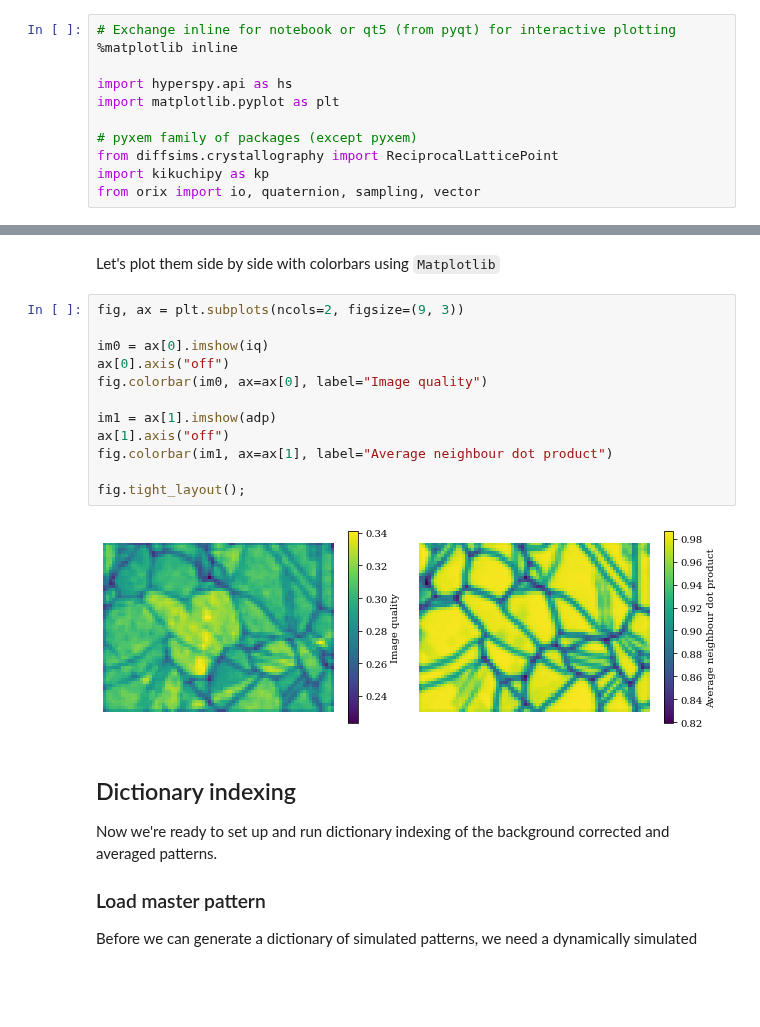
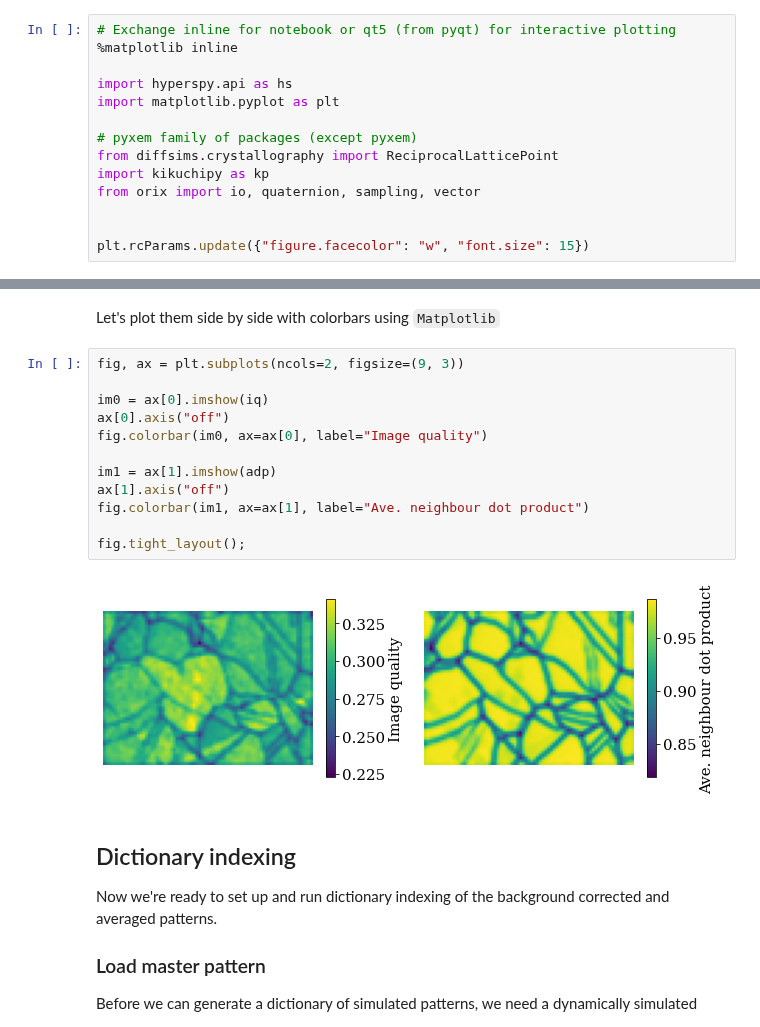
Before and after one commit to pyxem/kikuchipy, a Jupyter notebook: doc/examples/mandm2021_sunday_short_course.ipynb, the cells around one changed output, grey strips where cells are left out. Cells and saved outputs as stored; diff of their text form; blank space fills up the shorter version.

```diff
--- a/doc/examples/mandm2021_sunday_short_course.ipynb
+++ b/doc/examples/mandm2021_sunday_short_course.ipynb
@@ -51,6 +51,9 @@ import matplotlib.pyplot as plt
 from diffsims.crystallography import ReciprocalLatticePoint
 import kikuchipy as kp
 from orix import io, quaternion, sampling, vector
+
+
+plt.rcParams.update({"figure.facecolor": "w", "font.size": 15})
 # %% [markdown]
 Load (and download) an EBSD dataset of polycrystalline, recrystallized Nickel which is part of the `kikuchipy.data` module ("large" = 13 MB, compared to "small" < 1 MB).
 # %%
@@ -269,17 +273,17 @@ Let's plot them side by side with colorbars using `Matplotlib`
 # %%
 fig, ax = plt.subplots(ncols=2, figsize=(9, 3))
 
 im0 = ax[0].imshow(iq)
 ax[0].axis("off")
 fig.colorbar(im0, ax=ax[0], label="Image quality")
 
 im1 = ax[1].imshow(adp)
 ax[1].axis("off")
-fig.colorbar(im1, ax=ax[1], label="Average neighbour dot product")
+fig.colorbar(im1, ax=ax[1], label="Ave. neighbour dot product")
 
 fig.tight_layout();
 # %% [output]
-[figure, old version]
+[figure, new version]
 # %% [markdown]
 ## Dictionary indexing
 
```
Also changed, not shown: parts of 24 cells of this notebook, 3 other files.
